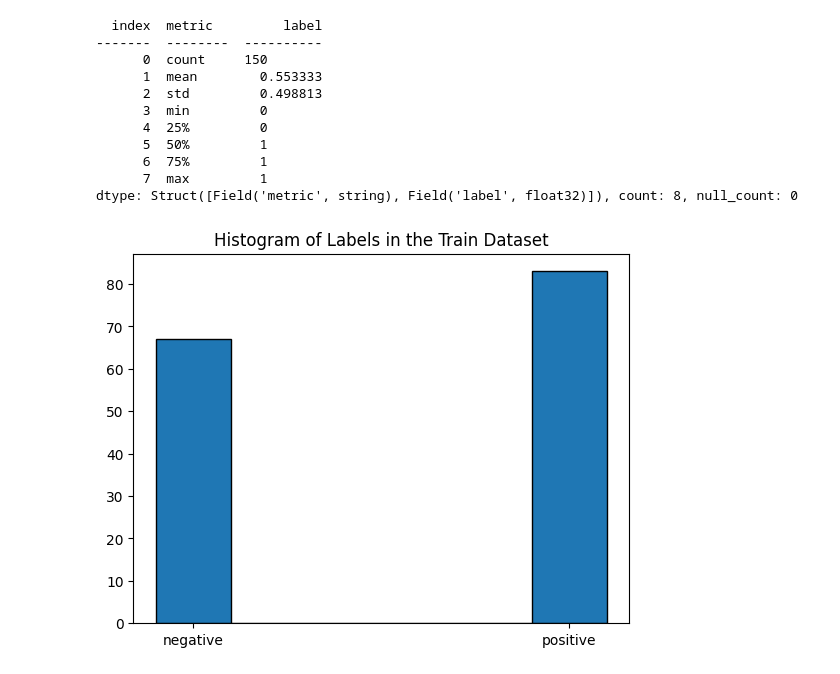
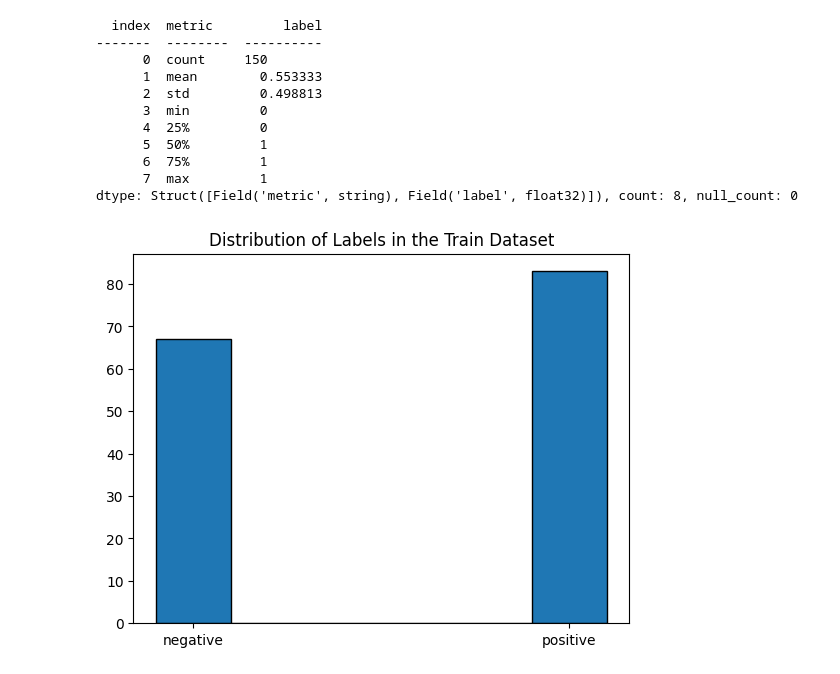
Before and after one commit to ALotov2000/imdb-data-analysis, a Jupyter notebook: CA7.ipynb, the cells around one changed output. Cells and saved outputs as stored; diff of their text form; code cells hidden in the pictures.

```diff
--- a/CA7.ipynb
+++ b/CA7.ipynb
@@ -112,9 +94,9 @@ dtype: Struct([Field('metric', string), Field('label', float32)]), count: 8, nul
 # %%
 import matplotlib.pyplot as plt
 
 plt.hist(train_df['label'], bins=[-0.1, 0.1, 0.9, 1.1], edgecolor="black")
-plt.title("Histogram of Labels in the Train Dataset")
+plt.title("Distribution of Labels in the Train Dataset")
 plt.xticks([0, 1], labels=['negative', 'positive'])
 plt.show()
 # %% [output]
-[figure, old version]
+[figure, new version]
```
Also changed, not shown: parts of 2 cells of this notebook.
